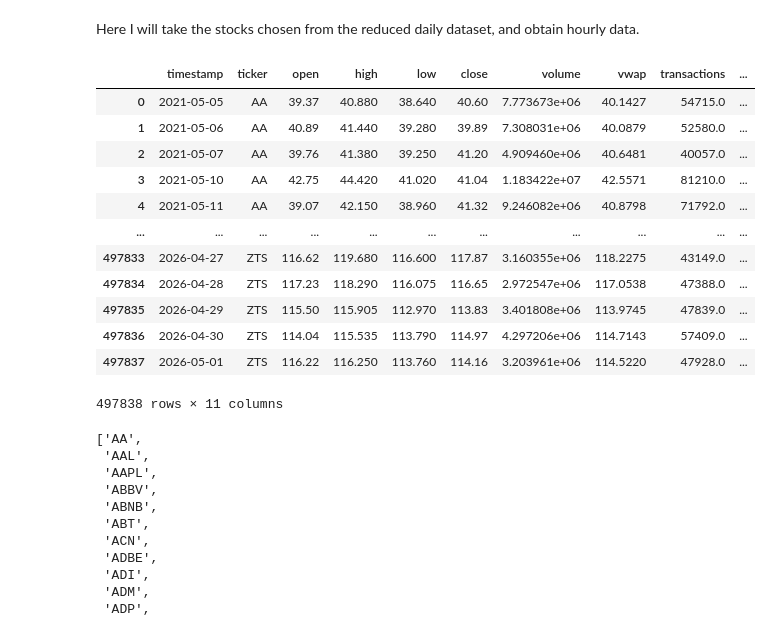
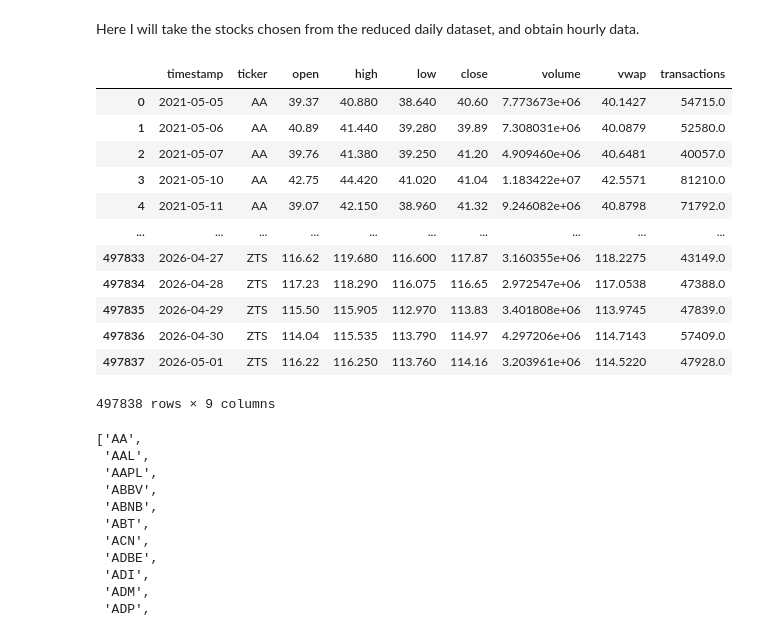
Before and after one commit to matthewcavanaugh96/megalabs, a Jupyter notebook: stock_prediction/1b - Hourly Data bigger version.ipynb, the cells around one changed output. Drawn from its saved outputs; the diff is of its cells as text; code cells hidden in the pictures.

```diff
--- a/stock_prediction/1b - Hourly Data bigger version.ipynb
+++ b/stock_prediction/1b - Hourly Data bigger version.ipynb
@@ -3,22 +3,22 @@ Here I will take the stocks chosen from the reduced daily dataset, and obtain ho
 # %%
 import pandas as pd
 # %%
-df_reduced_daily_stocks = pd.read_csv('transformed_daily_data/Daily Data 5 years 30k transacs.csv')
+df_reduced_daily_stocks = pd.read_csv('transformed_daily_data/dailydata_5years_30ktransacs.csv')
 df_reduced_daily_stocks
 # %% [output]
-|  | timestamp | ticker | open | high | low | close | volume | vwap | transactions | ... |
-| 0 | 2021-05-05 | AA | 39.37 | 40.880 | 38.640 | 40.60 | 7.773673e+06 | 40.1427 | 54715.0 | ... |
-| 1 | 2021-05-06 | AA | 40.89 | 41.440 | 39.280 | 39.89 | 7.308031e+06 | 40.0879 | 52580.0 | ... |
-| 2 | 2021-05-07 | AA | 39.76 | 41.380 | 39.250 | 41.20 | 4.909460e+06 | 40.6481 | 40057.0 | ... |
-| 3 | 2021-05-10 | AA | 42.75 | 44.420 | 41.020 | 41.04 | 1.183422e+07 | 42.5571 | 81210.0 | ... |
-| 4 | 2021-05-11 | AA | 39.07 | 42.150 | 38.960 | 41.32 | 9.246082e+06 | 40.8798 | 71792.0 | ... |
-| ... | ... | ... | ... | ... | ... | ... | ... | ... | ... | ... |
-| 497833 | 2026-04-27 | ZTS | 116.62 | 119.680 | 116.600 | 117.87 | 3.160355e+06 | 118.2275 | 43149.0 | ... |
-| 497834 | 2026-04-28 | ZTS | 117.23 | 118.290 | 116.075 | 116.65 | 2.972547e+06 | 117.0538 | 47388.0 | ... |
-| 497835 | 2026-04-29 | ZTS | 115.50 | 115.905 | 112.970 | 113.83 | 3.401808e+06 | 113.9745 | 47839.0 | ... |
-| 497836 | 2026-04-30 | ZTS | 114.04 | 115.535 | 113.790 | 114.97 | 4.297206e+06 | 114.7143 | 57409.0 | ... |
-| 497837 | 2026-05-01 | ZTS | 116.22 | 116.250 | 113.760 | 114.16 | 3.203961e+06 | 114.5220 | 47928.0 | ... |
+|  | timestamp | ticker | open | high | low | close | volume | vwap | transactions |
+| 0 | 2021-05-05 | AA | 39.37 | 40.880 | 38.640 | 40.60 | 7.773673e+06 | 40.1427 | 54715.0 |
+| 1 | 2021-05-06 | AA | 40.89 | 41.440 | 39.280 | 39.89 | 7.308031e+06 | 40.0879 | 52580.0 |
+| 2 | 2021-05-07 | AA | 39.76 | 41.380 | 39.250 | 41.20 | 4.909460e+06 | 40.6481 | 40057.0 |
+| 3 | 2021-05-10 | AA | 42.75 | 44.420 | 41.020 | 41.04 | 1.183422e+07 | 42.5571 | 81210.0 |
+| 4 | 2021-05-11 | AA | 39.07 | 42.150 | 38.960 | 41.32 | 9.246082e+06 | 40.8798 | 71792.0 |
+| ... | ... | ... | ... | ... | ... | ... | ... | ... | ... |
+| 497833 | 2026-04-27 | ZTS | 116.62 | 119.680 | 116.600 | 117.87 | 3.160355e+06 | 118.2275 | 43149.0 |
+| 497834 | 2026-04-28 | ZTS | 117.23 | 118.290 | 116.075 | 116.65 | 2.972547e+06 | 117.0538 | 47388.0 |
+| 497835 | 2026-04-29 | ZTS | 115.50 | 115.905 | 112.970 | 113.83 | 3.401808e+06 | 113.9745 | 47839.0 |
+| 497836 | 2026-04-30 | ZTS | 114.04 | 115.535 | 113.790 | 114.97 | 4.297206e+06 | 114.7143 | 57409.0 |
+| 497837 | 2026-05-01 | ZTS | 116.22 | 116.250 | 113.760 | 114.16 | 3.203961e+06 | 114.5220 | 47928.0 |
-497838 rows × 11 columns
+497838 rows × 9 columns
 # %%
 stocks_to_fetch = df_reduced_daily_stocks['ticker'].unique().tolist()
 # %%
```
Also changed, not shown: parts of 4 cells of this notebook, 1 other file.
